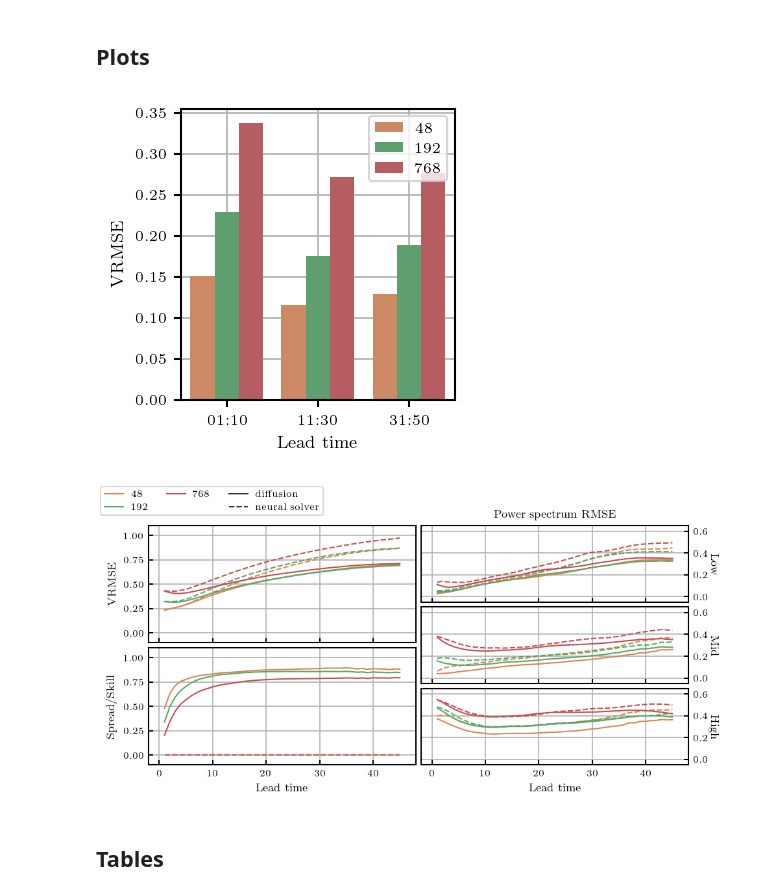
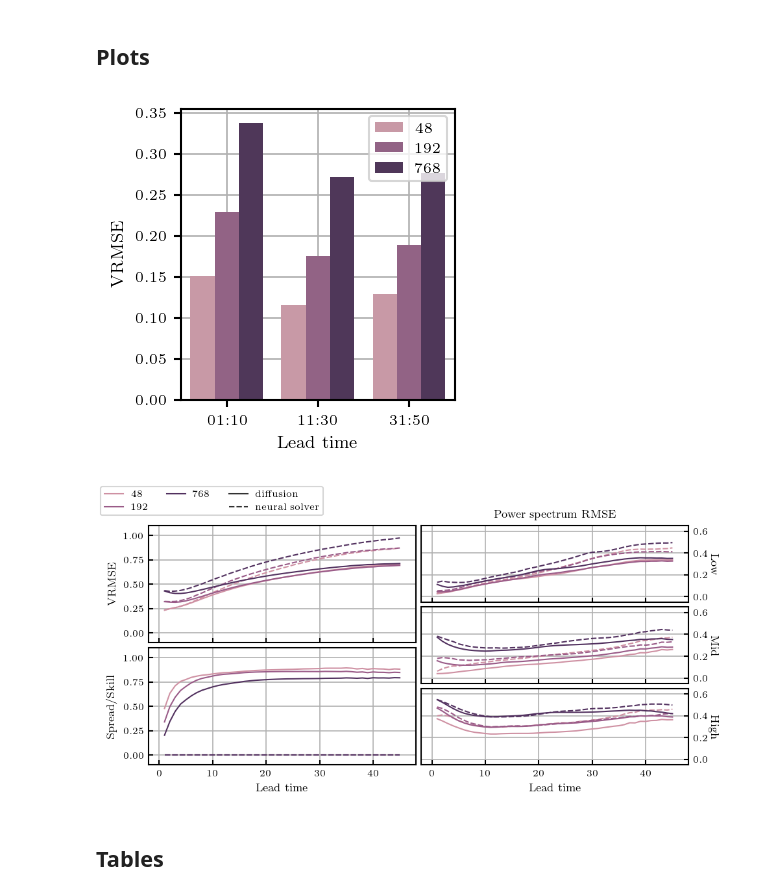
Before and after one commit to ksimotas/lola, a Jupyter notebook: experiments/gravity_cooling/figures.ipynb, the cells around one changed output. Cells and saved outputs as stored; diff of their text form; code cells hidden in the pictures.

Commit message:
Use intensity-based color palette

```diff
--- a/experiments/gravity_cooling/figures.ipynb
+++ b/experiments/gravity_cooling/figures.ipynb
@@ -134,29 +134,29 @@ def aggregate(x):
 # %%
 table = df[df["method"] == "autoencoder"]
 
 fig = plt.figure(figsize=(2.4, 2.4))
 
 ax = sb.barplot(
     table,
     x="horizon",
     y="vrmse",
     hue="compression",
     estimator=aggregate,
     errorbar=None,
-    palette=sb.color_palette("deep", 4)[1:],
+    palette=sb.cubehelix_palette(4, dark=0.25)[1:],
 )
 
 ax.grid()
 ax.get_legend().set_title(None)
 
 ax.set_xlabel("Lead time")
 ax.set_ylabel("VRMSE")
 
 fig.tight_layout(pad=0.33)
 
 plt.savefig(outdir / f"tgc_ae_{settings}.pdf", dpi=300, transparent=True)
 # %% [output]
-[figure, old version]
+[figure, new version]
 # %%
 table = df[df["method"] != "autoencoder"]
 
@@ -183,7 +183,7 @@ for i, metric in enumerate(["VRMSE", "spread_skill"]):
         style="method",
         estimator=aggregate,
         errorbar=None,
-        palette=sb.color_palette("deep", 4)[1:],
+        palette=sb.cubehelix_palette(4, dark=0.25)[1:],
         ax=axs[i],
     )
 
@@ -212,7 +212,7 @@ for i, band in enumerate(["Low", "Mid", "High"], start=2):
         style="method",
         estimator=aggregate,
         errorbar=None,
-        palette=sb.color_palette("deep", 4)[1:],
+        palette=sb.cubehelix_palette(4, dark=0.25)[1:],
         ax=axs[i],
     )
 
@@ -249,7 +249,7 @@ fig.legend(handles, labels, loc="upper left", ncol=3)
 
 plt.savefig(outdir / f"tgc_mosaic_{settings}.pdf", dpi=300, transparent=True)
 # %% [output]
-[figure, old version]
+[figure, new version]
 # %% [markdown]
 ## Tables
 # %%
```
Also changed, not shown: 2 other files.
